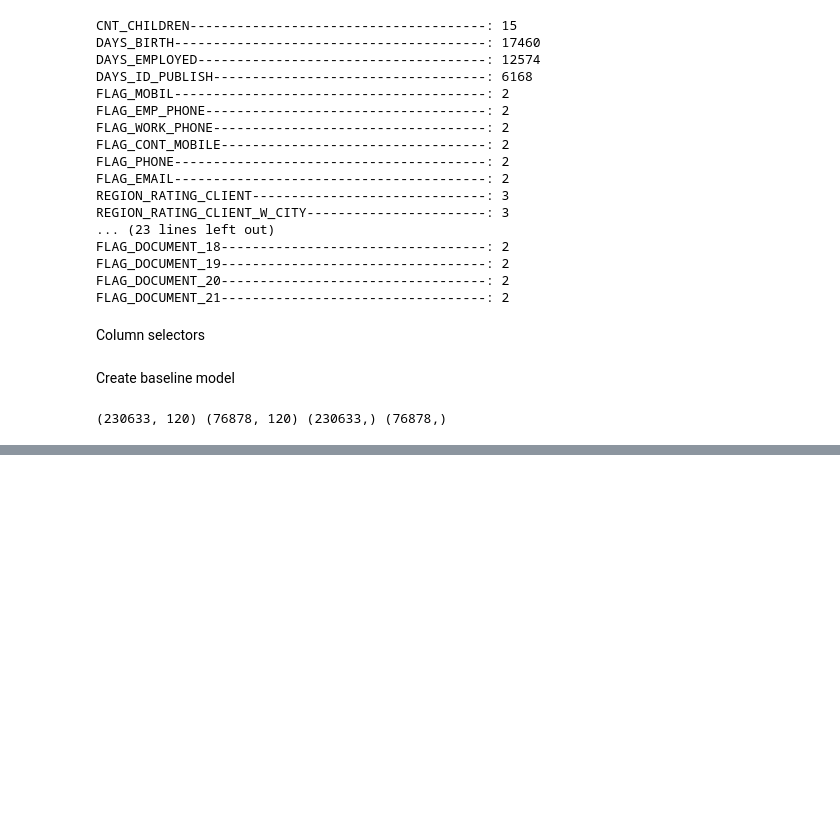
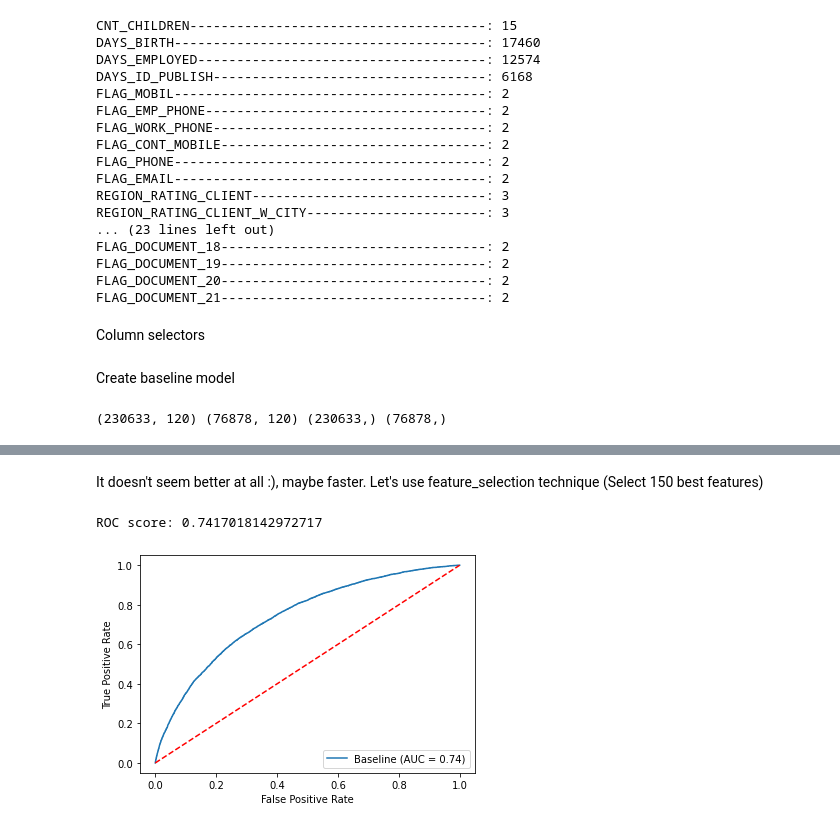
Before and after one commit to ysoseriouz/diveintocode-ml, a Jupyter notebook: ML_Week4_ass.ipynb, the cells around one changed output, grey strips where cells are left out. Drawn from its saved outputs; the diff is of its cells as text; code cells hidden in the pictures; blank space fills up the shorter version.

```diff
--- a/ML_Week4_ass.ipynb
+++ b/ML_Week4_ass.ipynb
@@ -192,0 +302,19 @@ print(output_df.head())
+# %% [markdown]
+It doesn't seem better at all :), maybe faster. Let's use feature_selection technique (Select 150 best features)
+# %%
+from sklearn.feature_selection import SelectKBest
+
+# Model pipeline
+model = Pipeline([('preprocessor', preprocessor),
+                  ('feature_selector', SelectKBest(k=50)),
+                  ('classifier', SGDClassifier(loss='log', random_state=0))])
+model.fit(X_train, y_train)
+y_score = model.predict_proba(X_val)
+score = roc_auc_score(y_val, y_score[:,1])
+print("ROC score:", score)
+plot_roc_curve(model, X_val, y_val, drop_intermediate=False, name="Baseline")
+plt.plot([0, 1], [0, 1], linestyle='--', color='r')
+plt.show()
+# %% [output]
+ROC score: 0.7417018142972717
+[figure, added]
```
Also changed, not shown: parts of 31 cells of this notebook.
